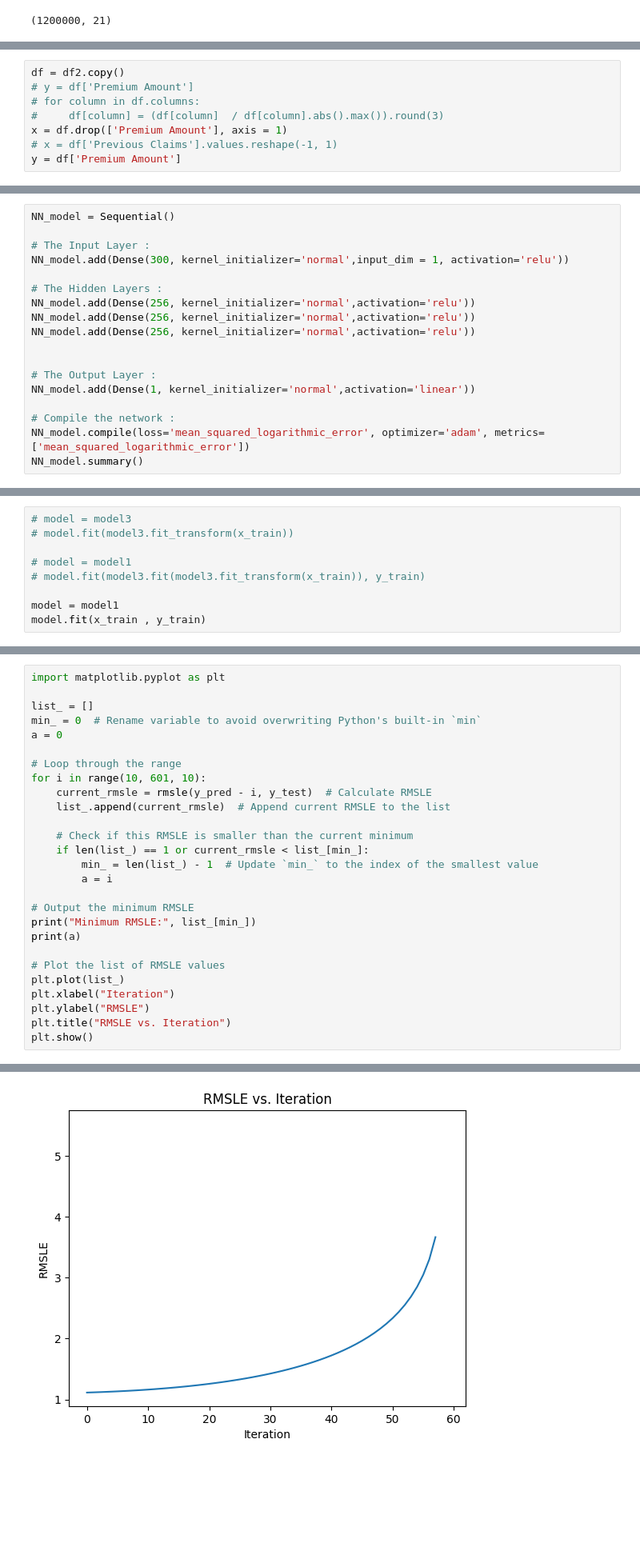
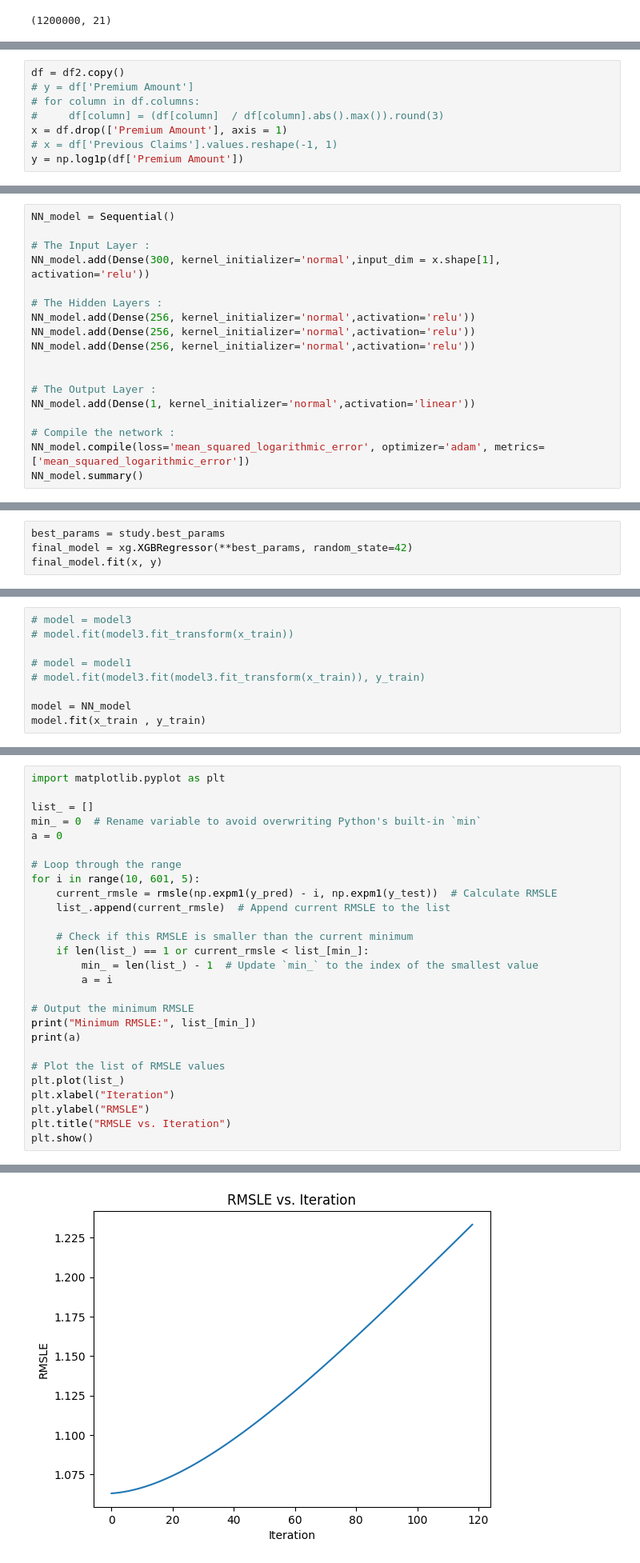
Before and after one commit to yash-meshram/Insurance-Premium, a Jupyter notebook: insurance-premium.ipynb, the cells around one changed output, grey strips where cells are left out. Shown at 80% size. Drawn from its saved outputs; the diff is of its cells as text; blank space fills up the shorter version.

Commit message:
Kaggle Notebook | Insurance Premium  | Version 19

```diff
--- a/insurance-premium.ipynb
+++ b/insurance-premium.ipynb
@@ -465,6 +485,6 @@ df = df2.copy()
 #     df[column] = (df[column]  / df[column].abs().max()).round(3)
 x = df.drop(['Premium Amount'], axis = 1)
 # x = df['Previous Claims'].values.reshape(-1, 1)
-y = df['Premium Amount']
+y = np.log1p(df['Premium Amount'])
 # %%
 x.columns
@@ -509,7 +521,7 @@ model5 = xg.XGBRegressor(
 NN_model = Sequential()
 
 # The Input Layer :
-NN_model.add(Dense(300, kernel_initializer='normal',input_dim = 1, activation='relu'))
+NN_model.add(Dense(300, kernel_initializer='normal',input_dim = x.shape[1], activation='relu'))
 
 # The Hidden Layers :
 NN_model.add(Dense(256, kernel_initializer='normal',activation='relu'))
@@ -567,0 +619,4 @@ Model: "sequential"
+# %%
+best_params = study.best_params
+final_model = xg.XGBRegressor(**best_params, random_state=42)
+final_model.fit(x, y)
@@ -625,6 +658,6 @@ x = model3.fit_transform(x)
 # model = model1
 # model.fit(model3.fit(model3.fit_transform(x_train)), y_train)
 
-model = model1
+model = NN_model
 model.fit(x_train , y_train)
 # %% [output]
@@ -718,8 +723,8 @@ min_ = 0  # Rename variable to avoid overwriting Python's built-in `min`
 a = 0
 
 # Loop through the range
-for i in range(10, 601, 10):
-    current_rmsle = rmsle(y_pred - i, y_test)  # Calculate RMSLE
+for i in range(10, 601, 5):
+    current_rmsle = rmsle(np.expm1(y_pred) - i, np.expm1(y_test))  # Calculate RMSLE
     list_.append(current_rmsle)  # Append current RMSLE to the list
 
     # Check if this RMSLE is smaller than the current minimum
@@ -742,5 +747,5 @@ Minimum RMSLE: 1.113894671577834
 10
-[figure, old version]
+[figure, new version]
 # %%
 1.0791089458874077
 # %%
```
Also changed, not shown: parts of 41 cells of this notebook.
